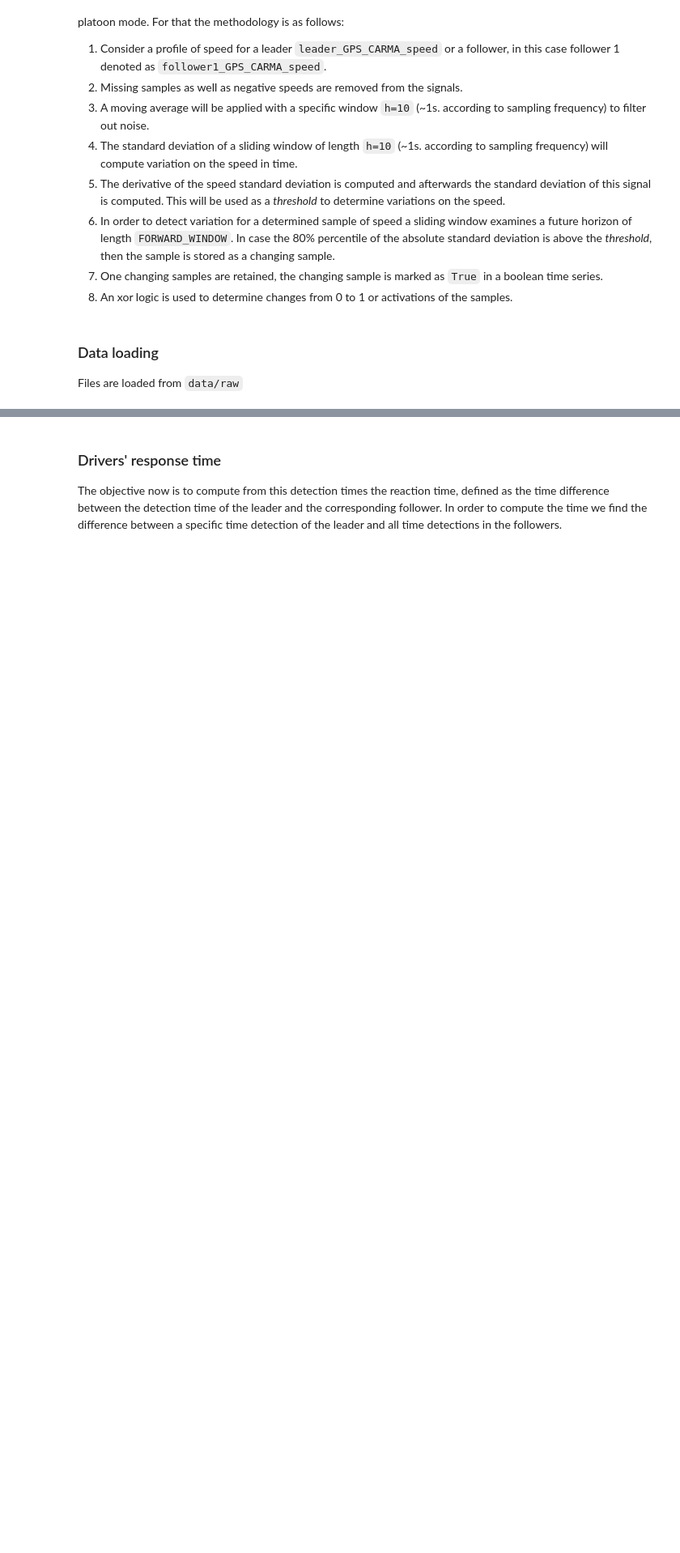
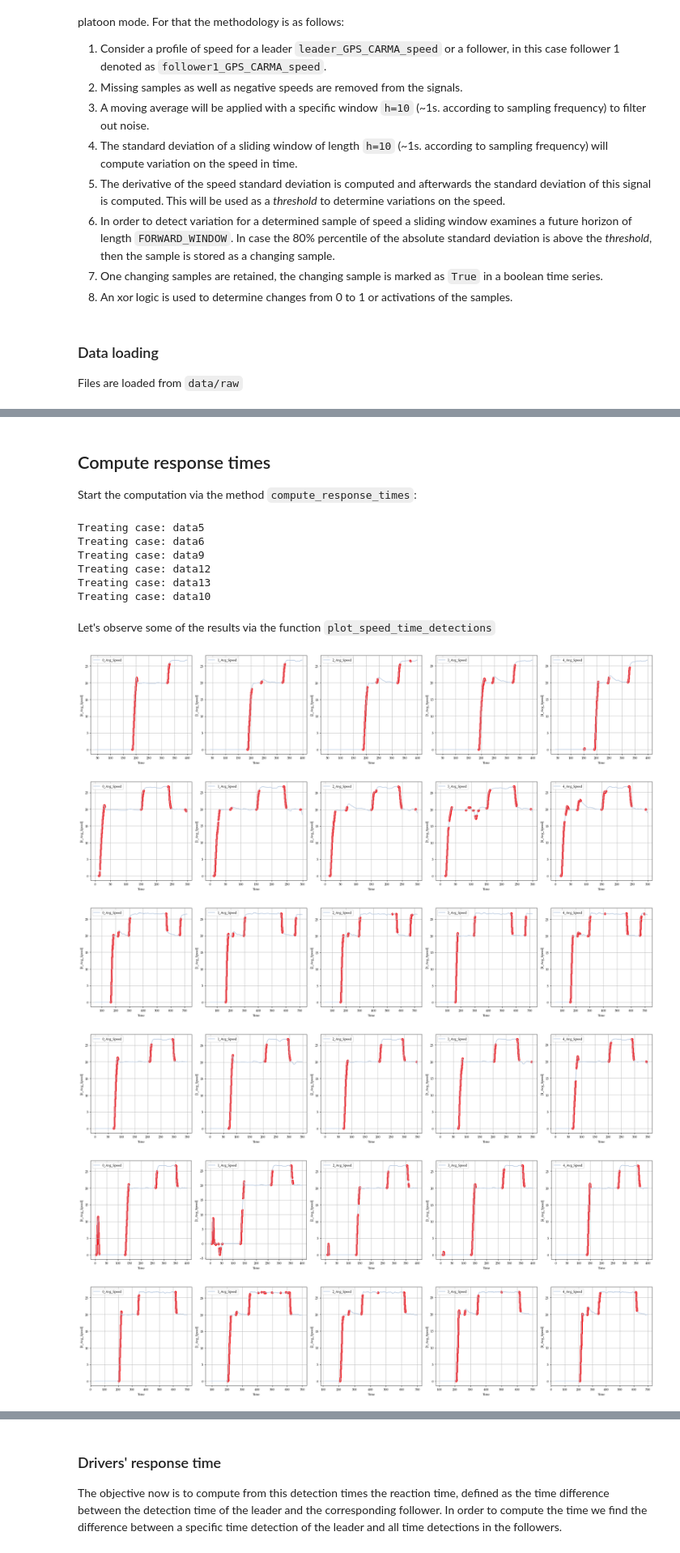
Before and after one commit to licit-lab/vrt_analysis, a Jupyter notebook: TF-AnalysisResponseTime.ipynb, the cells around one changed output, grey strips where cells are left out. Shown at 81% size. Drawn from its saved outputs; the diff is of its cells as text; code cells hidden in the pictures; blank space fills up the shorter version.

```diff
--- a/TF-AnalysisResponseTime.ipynb
+++ b/TF-AnalysisResponseTime.ipynb
@@ -150,6 +30,0 @@ for dctv, ax in zip(dct_sd_sdspd.items(),a.flatten()):
-# %%
-f,a = plot_exps(dfSorted, 'Abs_Diff_Leader_Speed')
-for dctv, ax in zip(dfSorted.groupby('Experiment'),a.flatten()):
-    key, df = dctv
-    val = df['Abs_Diff_Leader_Speed'].std()
-    ax.hlines(val,*ax.get_xlim(),color='r')
@@ -414,7 +30,0 @@ Processing: data10
-# %%
-for follower,detection_follower in zip(followers,detections_followers):
-    f,a = plot_exps(dfClipedF, follower)
-    colname = follower.split('_')[0]
-    for dfitems, ax in zip(detection_follower[1].groupby('Experiment'),a.flatten()):
-        key, df = dfitems
-        df[df[f'{colname}_Change']].plot(x='Time',y=follower, ax = ax, kind='scatter', color = 'r', grid = True)
@@ -428,7 +30,0 @@ for follower,detection_follower in zip(followers,detections_followers):
-# %%
-for follower,detection_follower in zip(followers,detections_followers):
-    f,a = plot_exps(dfClipedF, follower)
-
-    for dfitems, ax in zip(detection_follower[0].groupby('Experiment'),a.flatten()):
-        key, df = dfitems
-        df.plot(x='Time',y=follower, ax = ax, kind='scatter', color = 'r', grid = True)
@@ -439,0 +31,6 @@ for follower,detection_follower in zip(followers,detections_followers):
+# %%
+# Catch al files
+files2load = glob("data/raw/carma/*.csv")
+
+lData = [GetData(f) for f in files2load]
+lData
@@ -439,0 +68,24 @@ for follower,detection_follower in zip(followers,detections_followers):
+# %% [markdown]
+## Compute response times
+
+Start the computation via the method `compute_response_times`:
+# %%
+[l.compute_response_times() for l in lData];
+# %% [output]
+Treating case: data5
+Treating case: data6
+Treating case: data9
+Treating case: data12
+Treating case: data13
+Treating case: data10
+# %% [markdown]
+Let's observe some of the results via the function `plot_speed_time_detections`
+# %%
+[l.plot_speeds_changes() for l in lData];
+# %% [output]
+[figure, added]
+[figure, added]
+[figure, added]
+[figure, added]
+[figure, added]
+[figure, added]
```
Also changed, not shown: parts of 33 cells of this notebook, 1 other file.
